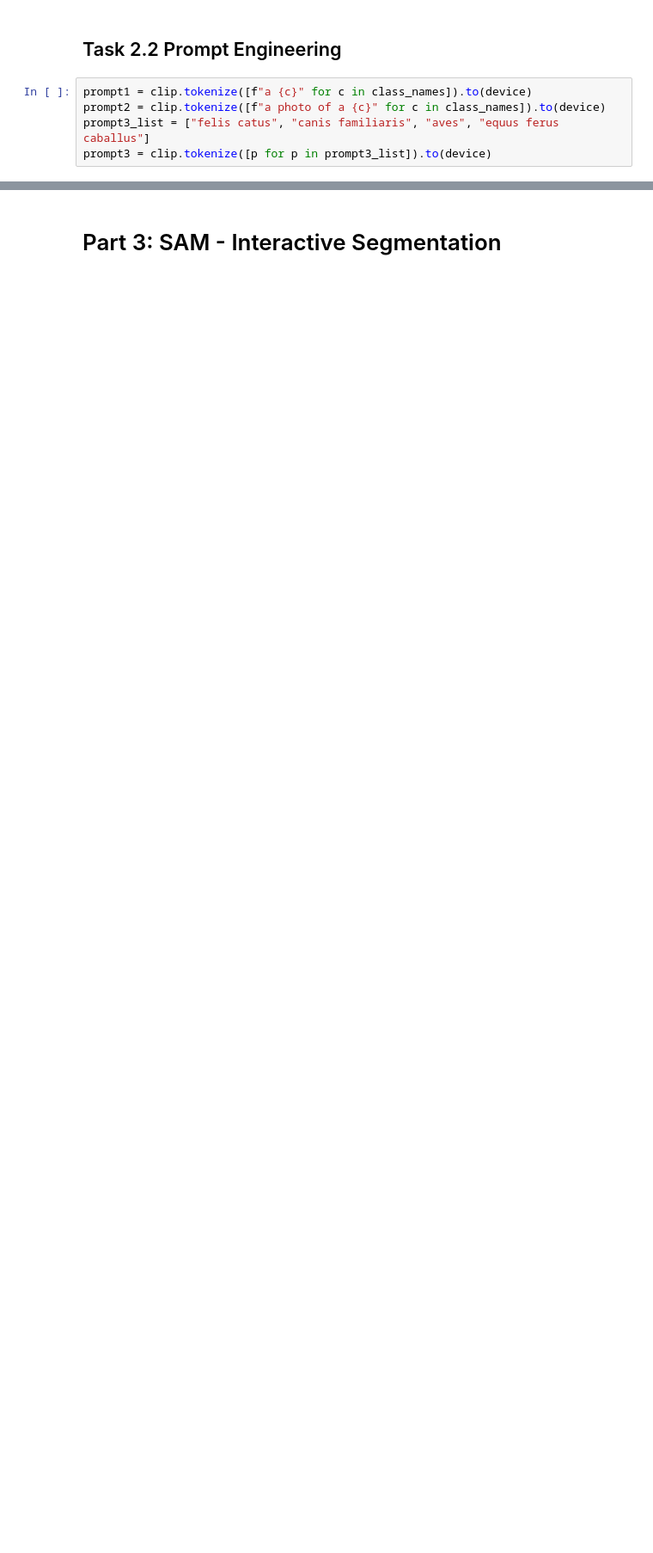
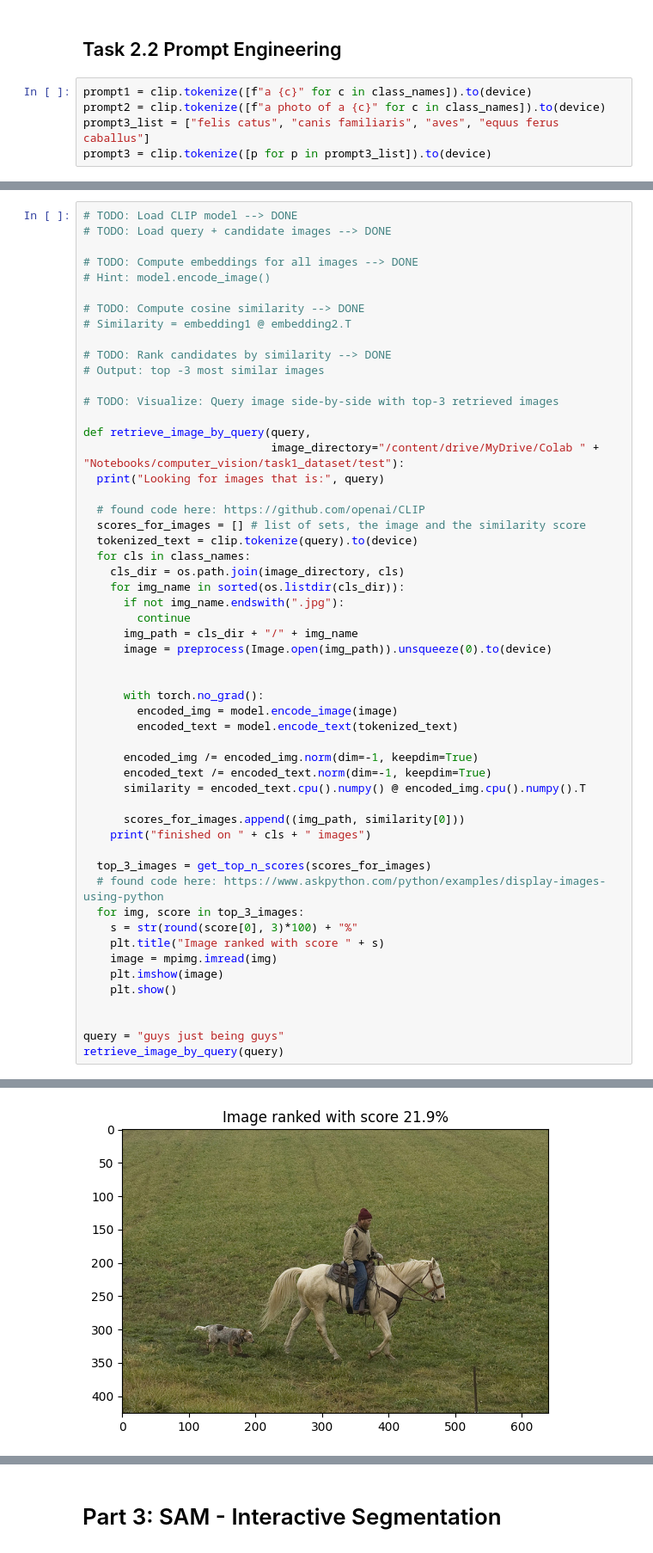
Before and after one commit to bmulaw/ComputerVision, a Jupyter notebook: ComputerVision_lab1_pixelsToFoundationModels.ipynb, the cells around one changed output, grey strips where cells are left out. Shown at 86% size. Drawn from its saved outputs; the diff is of its cells as text; blank space fills up the shorter version.

Commit message:
CLIP image retrieval based on query

```diff
--- a/ComputerVision_lab1_pixelsToFoundationModels.ipynb
+++ b/ComputerVision_lab1_pixelsToFoundationModels.ipynb
@@ -171,0 +185,55 @@ Accuracy: 8/10 = 80.0%
+# %%
+# TODO: Load CLIP model --> DONE
+# TODO: Load query + candidate images --> DONE
+
+# TODO: Compute embeddings for all images --> DONE
+# Hint: model.encode_image()
+
+# TODO: Compute cosine similarity --> DONE
+# Similarity = embedding1 @ embedding2.T
+
+# TODO: Rank candidates by similarity --> DONE
+# Output: top -3 most similar images
+
+# TODO: Visualize: Query image side-by-side with top-3 retrieved images
+
+def retrieve_image_by_query(query,
+                            image_directory="/content/drive/MyDrive/Colab " + "Notebooks/computer_vision/task1_dataset/test"):
+  print("Looking for images that is:", query)
+
+  # found code here: https://github.com/openai/CLIP
+  scores_for_images = [] # list of sets, the image and the similarity score
+  tokenized_text = clip.tokenize(query).to(device)
+  for cls in class_names:
+    cls_dir = os.path.join(image_directory, cls)
+    for img_name in sorted(os.listdir(cls_dir)):
+      if not img_name.endswith(".jpg"):
+        continue
+      img_path = cls_dir + "/" + img_name
+      image = preprocess(Image.open(img_path)).unsqueeze(0).to(device)
+
+
+      with torch.no_grad():
+        encoded_img = model.encode_image(image)
+        encoded_text = model.encode_text(tokenized_text)
+
+      encoded_img /= encoded_img.norm(dim=-1, keepdim=True)
+      encoded_text /= encoded_text.norm(dim=-1, keepdim=True)
+      similarity = encoded_text.cpu().numpy() @ encoded_img.cpu().numpy().T
+
+      scores_for_images.append((img_path, similarity[0]))
+    print("finished on " + cls + " images")
+
+  top_3_images = get_top_n_scores(scores_for_images)
+  # found code here: https://www.askpython.com/python/examples/display-images-using-python
+  for img, score in top_3_images:
+    s = str(round(score[0], 3)*100) + "%"
+    plt.title("Image ranked with score " + s)
+    image = mpimg.imread(img)
+    plt.imshow(image)
+    plt.show()
+
+
+query = "guys just being guys"
+retrieve_image_by_query(query)
+# %% [output]
@@ -171,0 +245 @@ Accuracy: 8/10 = 80.0%
+[figure, added]
```
Also changed, not shown: parts of 17 cells of this notebook.
